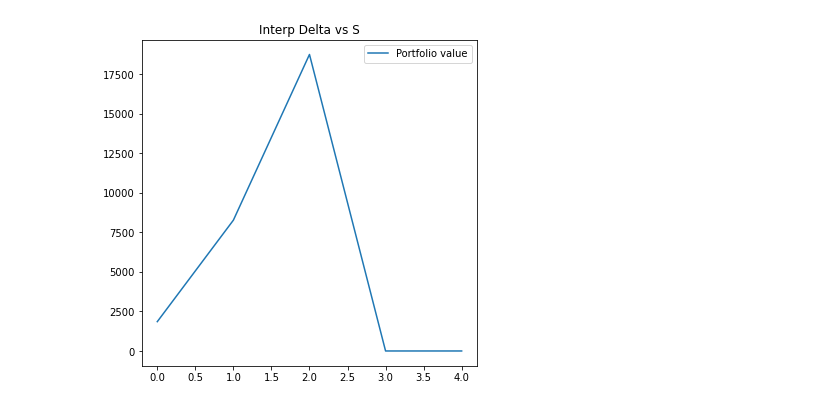
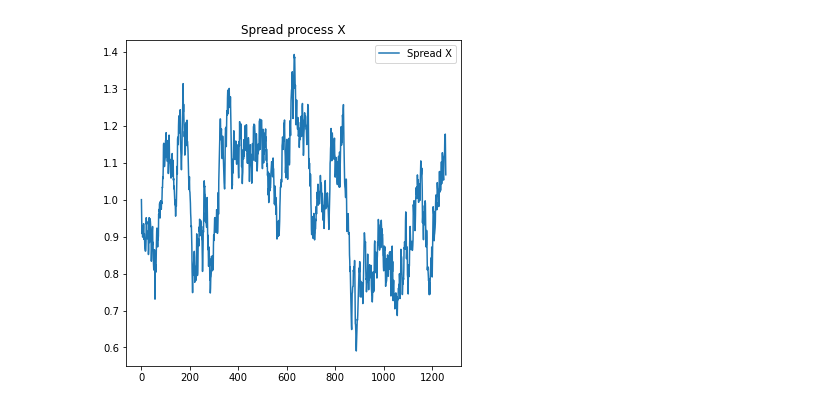
Before and after one commit to YunfengLiu/pairs-trading-sde, a Jupyter notebook: simulation.ipynb, the cells around one changed output. Drawn from its saved outputs; the diff is of its cells as text; code cells hidden in the pictures.

```diff
--- a/simulation.ipynb
+++ b/simulation.ipynb
@@ -26,12 +26,12 @@ for t in range(1, 6):
-# %%
-fig, ax = plt.subplots(figsize=(6, 6))
-ax.plot(pv, label="Portfolio value")
-ax.legend()
-ax.set_title("Interp Delta vs S")
-plt.show()
-# %% [output]
-[figure, removed]
 # %%
 A, B, X = eular_sim(B0, mu, sigma, X0, k, theta, eta, rho, 5, N=251 * 5)
+# %%
+fig, ax = plt.subplots(figsize=(6, 6))
+ax.plot(X, label="Spread X")
+ax.legend()
+ax.set_title("Spread process X")
+plt.show()
+# %% [output]
+[figure, added]
 # %%
 fig, ax = plt.subplots(figsize=(6, 6))
```
Also changed, not shown: parts of 12 cells of this notebook, 20 other files.
